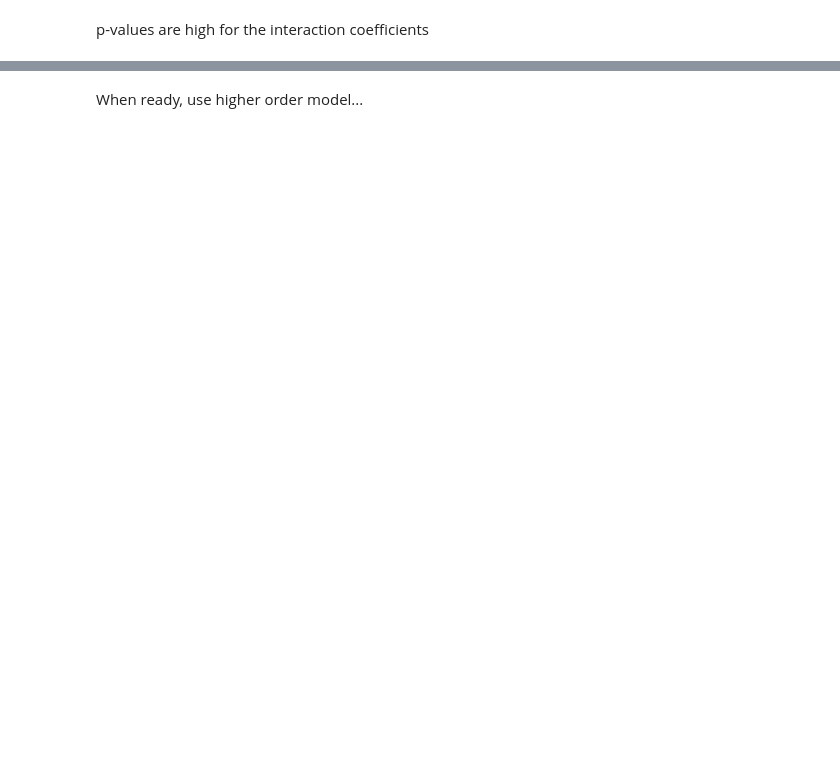
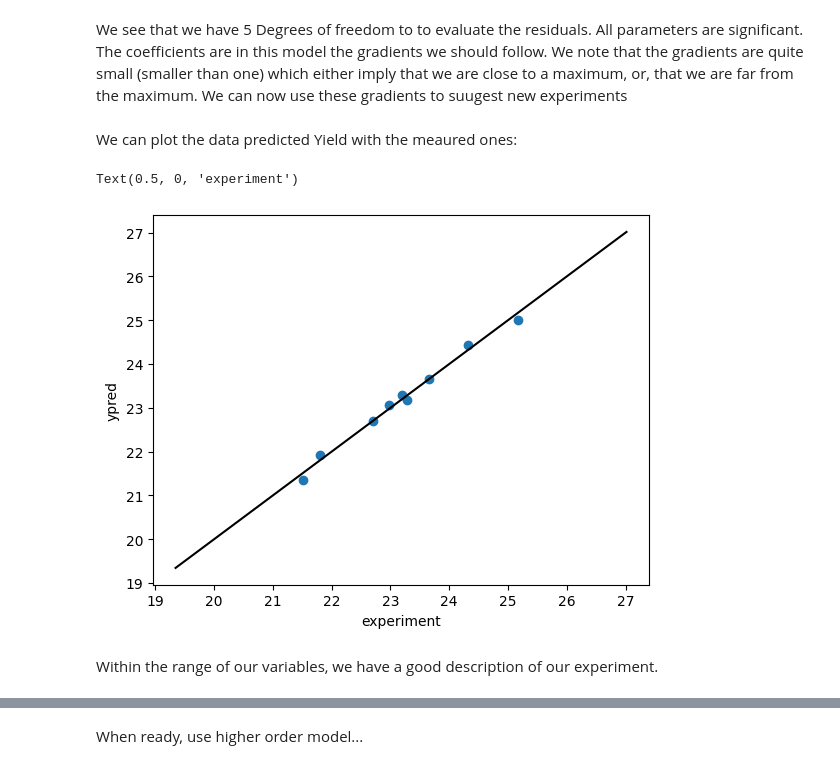
Before and after one commit to peterbmob/DHMVADoE, a Jupyter notebook: Excercises/resp.ipynb, the cells around one changed output, grey strips where cells are left out. Drawn from its saved outputs; the diff is of its cells as text; code cells hidden in the pictures; blank space fills up the shorter version.

```diff
--- a/Excercises/resp.ipynb
+++ b/Excercises/resp.ipynb
@@ -43,10 +53,3 @@ def experiment(X):
 dat = [('T',20, 21.5, 23),
        ('p',5, 5.2, 5.4),
        ('A', 15, 15.8, 16.6)]
-# %%
-# second try
-max=1
-#create list of data for high and low.
-dat = [('T',March_real.iloc[max].Temperature-0.5, March_real.iloc[max].Temperature, March_real.iloc[max].Temperature+0.5),
-        ('p', March_real.iloc[max].pH-0.5, March_real.iloc[max].pH,  March_real.iloc[max].pH+0.5),
-        ('A',March_real.iloc[max].Amount-0.5, March_real.iloc[max].Amount, March_real.iloc[max].Amount+0.5 )]
@@ -127,8 +184,8 @@ order
 y1 = results['y']
 xlabs=['T','p','A']
 x = results[xlabs]
-x = sm.add_constant(x)
 
-res1 = smf.ols(formula='y ~ T + p + A + T:p + T:A + A:p + T:p:A', data=results).fit()
+
+res1 = smf.ols(formula='y ~ T + p + A', data=results).fit()
 
 res1.summary()
@@ -135,2 +214,18 @@ res1.summary()
-# %% [markdown]
-p-values are high for the interaction coefficients
+# %% [markdown]
+We see that we have 5 Degrees of freedom to to evaluate the residuals. All parameters are significant. The coefficients are in this model the gradients we should follow. We note that the gradients are quite small (smaller than one) which either imply that we are close to a maximum, or, that we are far from the maximum. We can now use these gradients to suugest new experiments
+# %% [markdown]
+We can plot the data predicted Yield with the meaured ones:
+# %%
+ypred=res1.predict(x)
+plt.scatter(results['y'],ypred)
+x=np.linspace(min(ypred)-2,max(ypred)+2,101)
+
+plt.plot(x,x,'k-') # identity line
+
+plt.ylabel('ypred')
+plt.xlabel('experiment')
+# %% [output]
+Text(0.5, 0, 'experiment')
+[figure, added]
+# %% [markdown]
+Within the range of our variables, we have a good description of our experiment.
```
Also changed, not shown: parts of 70 cells of this notebook.
